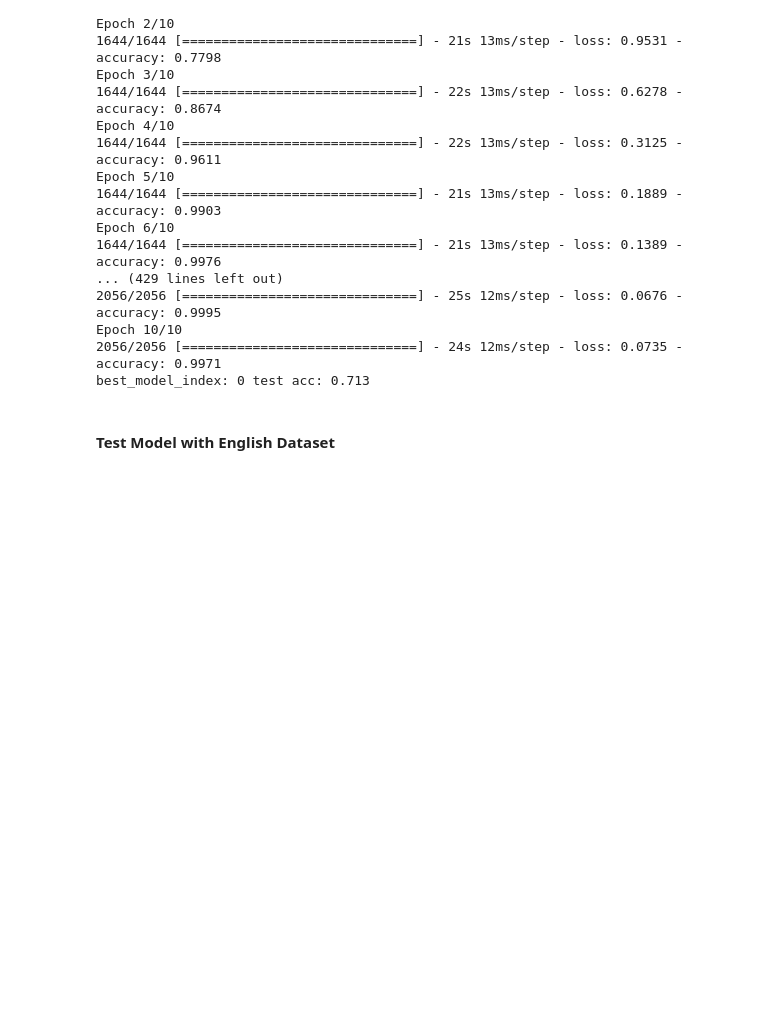
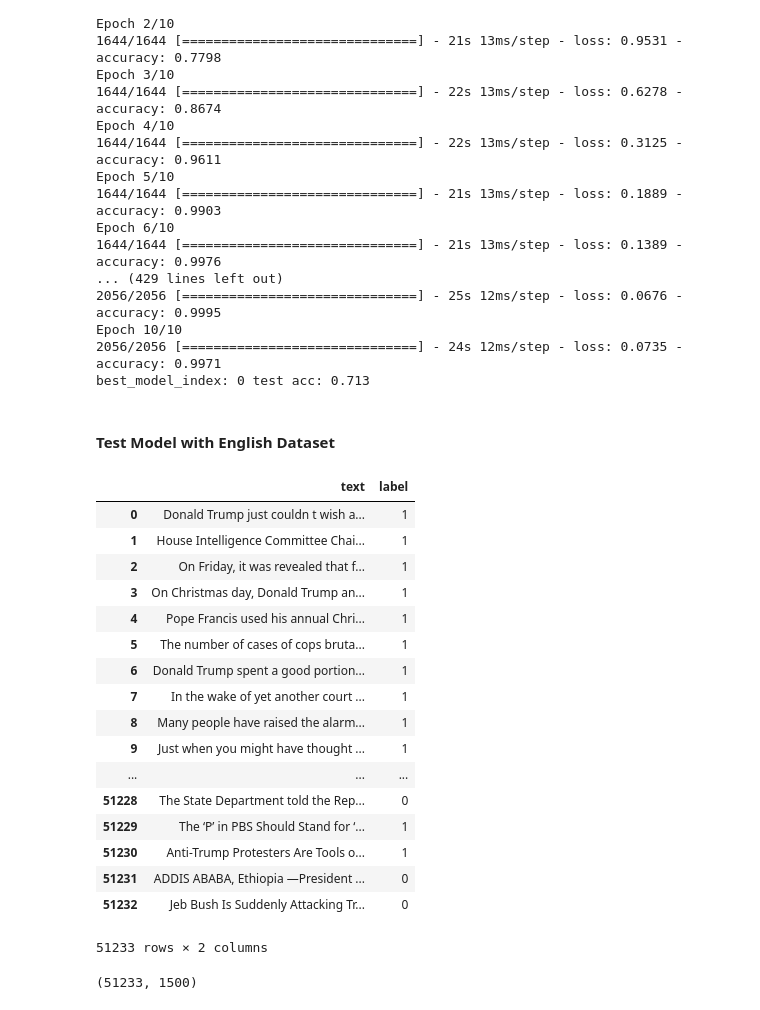
Before and after one commit to kevinmaiden7/Spanish_FakeNewsDetection, a Jupyter notebook: src/RNN_model_v2.ipynb, the cells around one changed output. Saved outputs shown, nothing was run; the diff lists cells and outputs as text; code cells hidden in the pictures; blank space fills up the shorter version.

Commit message:
Results with english dataset

```diff
--- a/src/RNN_model_v2.ipynb
+++ b/src/RNN_model_v2.ipynb
@@ -273,6 +273,28 @@ Epoch 10/10
 best_model_index: 0 test acc: 0.713
 # %% [markdown]
 #### Test Model with English Dataset
+# %%
+dataset = pd.read_csv('../data/Merged/english_dataset.csv')
+dataset
+# %% [output]
+|  | text | label |
+| 0 | Donald Trump just couldn t wish a... | 1 |
+| 1 | House Intelligence Committee Chai... | 1 |
+| 2 | On Friday, it was revealed that f... | 1 |
+| 3 | On Christmas day, Donald Trump an... | 1 |
+| 4 | Pope Francis used his annual Chri... | 1 |
+| 5 | The number of cases of cops bruta... | 1 |
+| 6 | Donald Trump spent a good portion... | 1 |
+| 7 | In the wake of yet another court ... | 1 |
+| 8 | Many people have raised the alarm... | 1 |
+| 9 | Just when you might have thought ... | 1 |
+| ... | ... | ... |
+| 51228 | The State Department told the Rep... | 0 |
+| 51229 | The ‘P’ in PBS Should Stand for ‘... | 1 |
+| 51230 | Anti-Trump Protesters Are Tools o... | 1 |
+| 51231 | ADDIS ABABA, Ethiopia —President ... | 0 |
+| 51232 | Jeb Bush Is Suddenly Attacking Tr... | 0 |
+51233 rows × 2 columns
 # %%
 vocabulary_length = 10000
 max_length_sequence = 1500
@@ -283,6 +305,8 @@ epochs = 7
 X, df = get_input_RNN(dataset, stemming = False, remove_stopwords = True,
                       vocabulary_length = vocabulary_length, max_length_sequence = max_length_sequence, language = language)
 print(X.shape)
+# %% [output]
+(51233, 1500)
 # %%
 models = []
 
```
Also changed, not shown: parts of 3 cells of this notebook.
